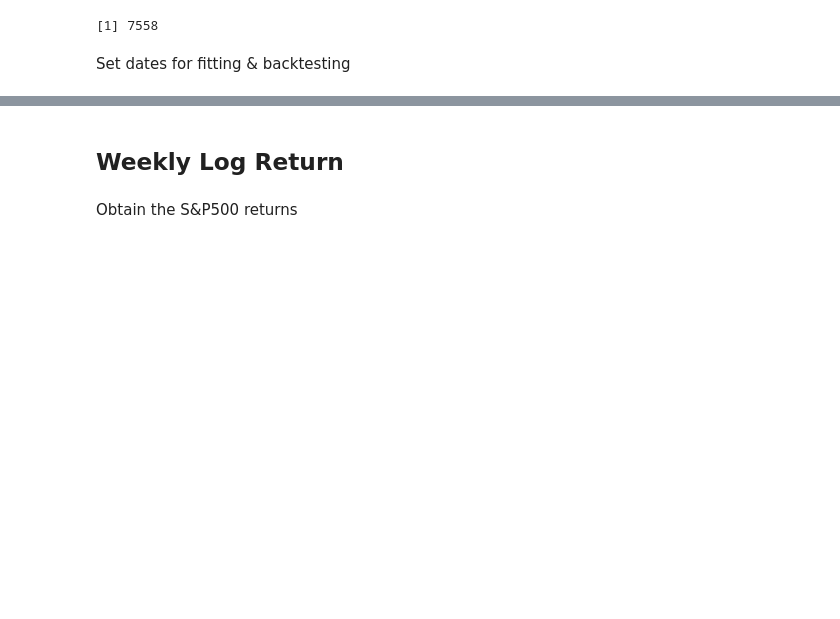
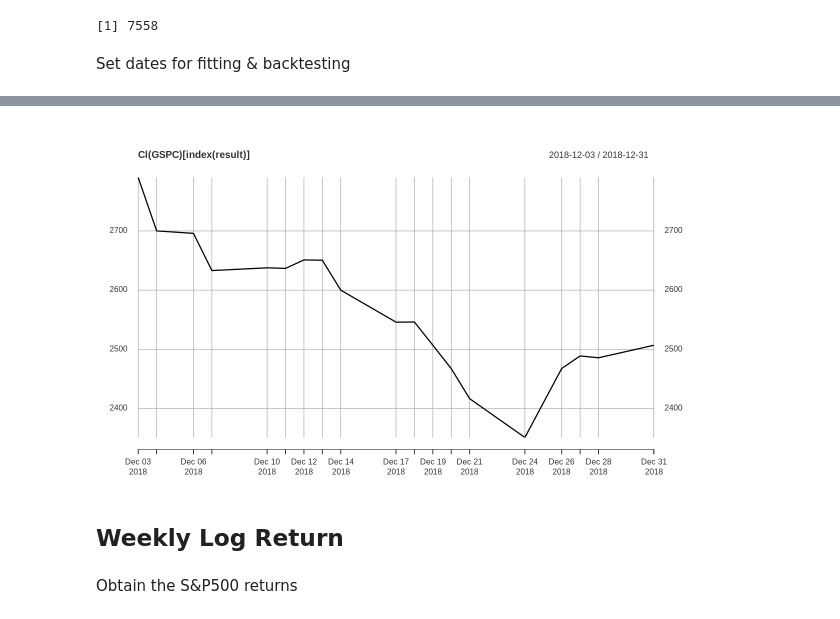
Before and after one commit to lbk209/timeseries, a Jupyter notebook: r_quantstart_arima_garch_gc.ipynb, the cells around one changed output, grey strips where cells are left out. Saved outputs shown, nothing was run; the diff lists cells and outputs as text; code cells hidden in the pictures; blank space fills up the shorter version.

```diff
--- a/r_quantstart_arima_garch_gc.ipynb
+++ b/r_quantstart_arima_garch_gc.ipynb
@@ -537,3 +568,7 @@ ag.backtest(pred, ret, 1)
+# %%
+plot(Cl(GSPC)[index(result)])
+# %% [output]
+[figure, added]
 # %% [markdown]
 ## Weekly Log Return
 # %% [markdown]
```
Also changed, not shown: parts of 42 cells of this notebook.
